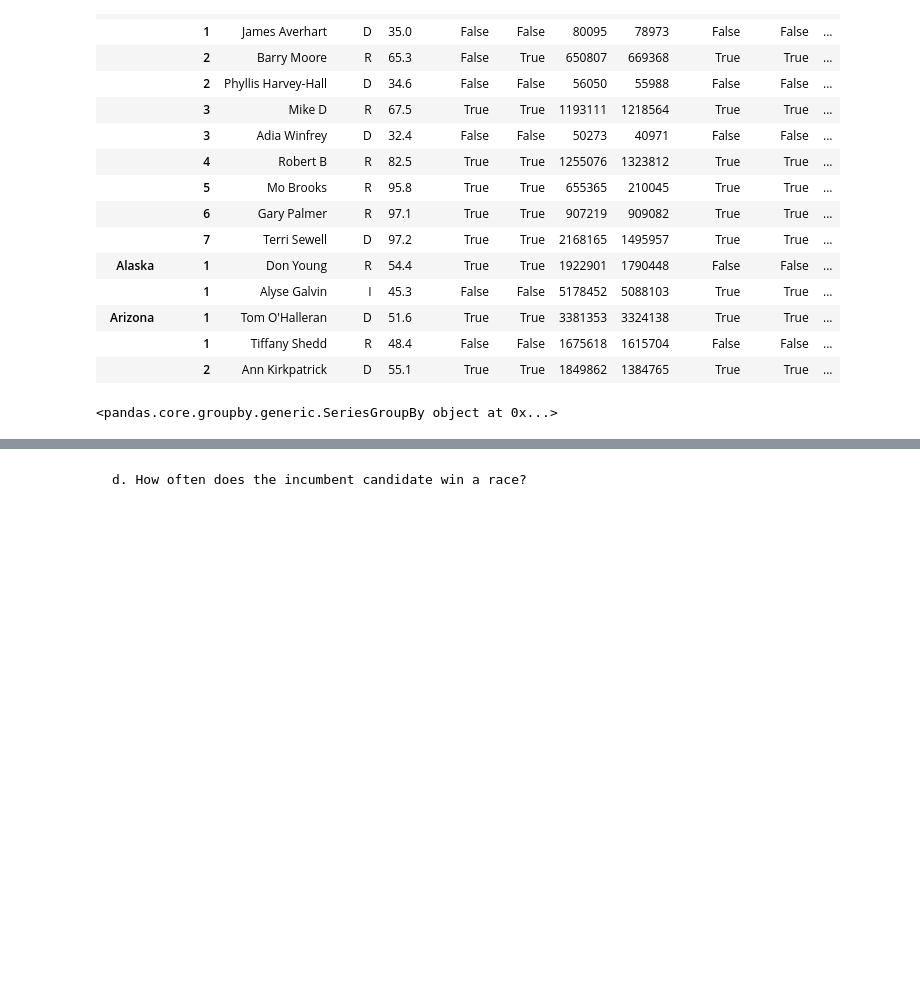
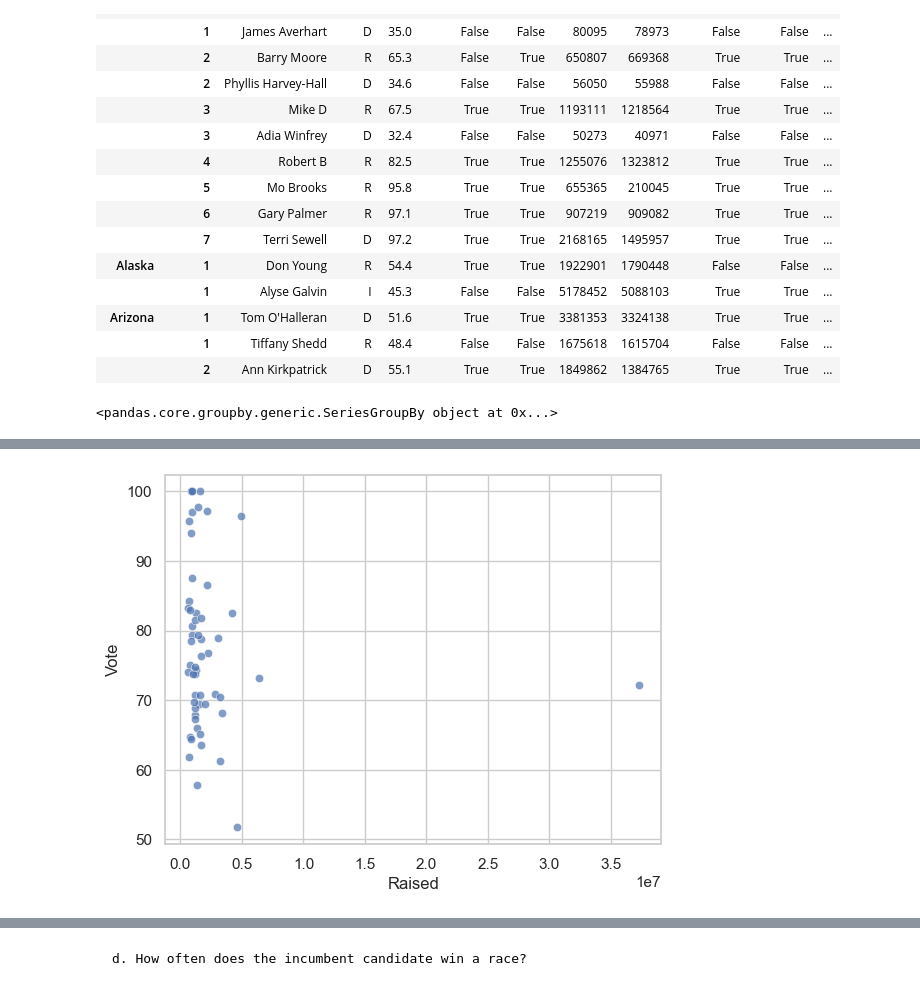
Before and after one commit to nss-data-science-cohort-7/webscraping-open-secrets-boo-tiful-minds, a Jupyter notebook: notebooks/RB_Open_Secrets_EDA.ipynb, the cells around one changed output, grey strips where cells are left out. Saved outputs shown, nothing was run; the diff lists cells and outputs as text; code cells hidden in the pictures; blank space fills up the shorter version.

```diff
--- a/notebooks/RB_Open_Secrets_EDA.ipynb
+++ b/notebooks/RB_Open_Secrets_EDA.ipynb
@@ -410,0 +419,8 @@ solo_incumbents
+# %%
+#unopposed incumbents
+sns.scatterplot(data=unopposed_inc,
+                x='Raised',
+                y='Vote',
+                alpha=0.7);
+# %% [output]
+[figure, added]
```
Also changed, not shown: parts of 24 cells of this notebook.
